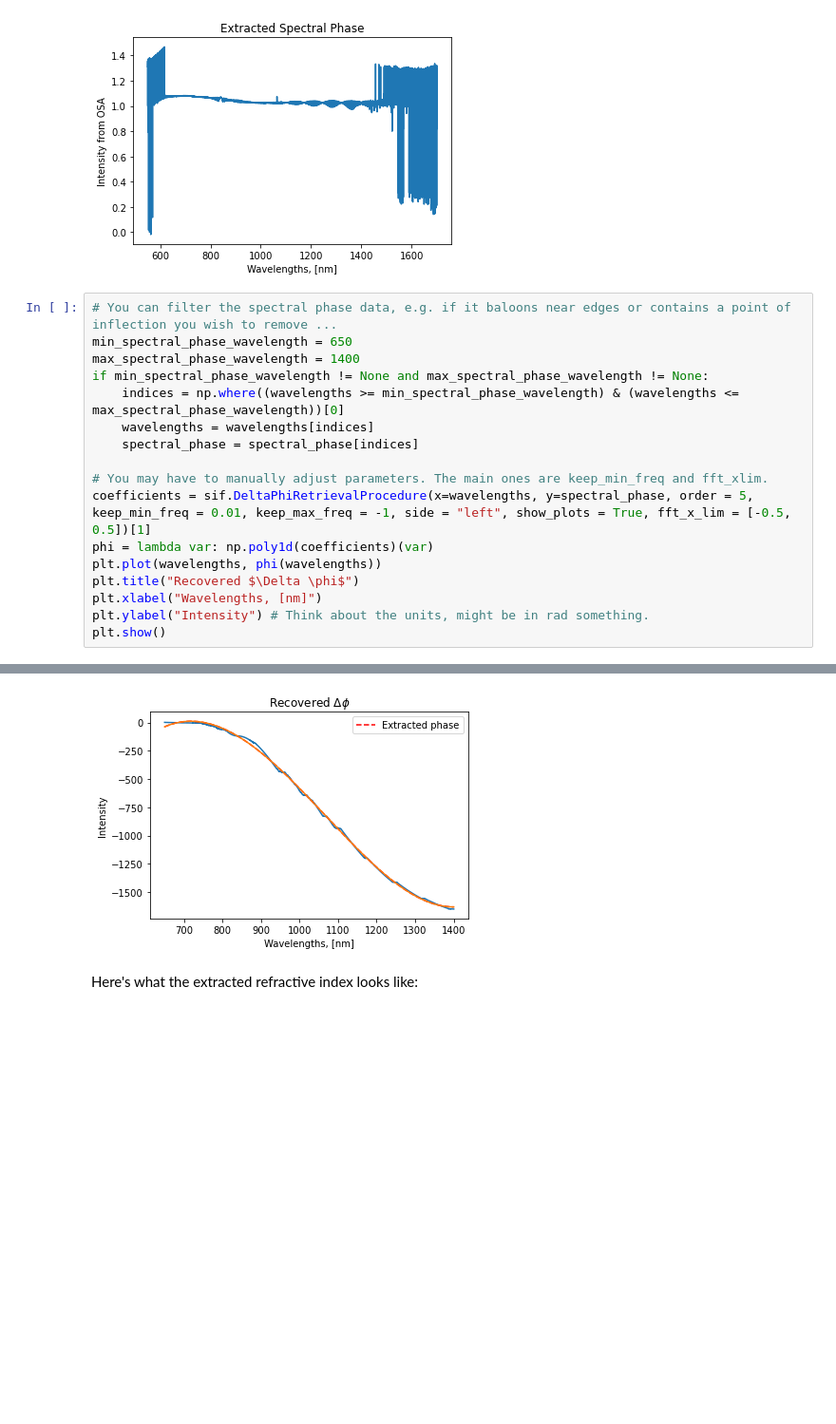
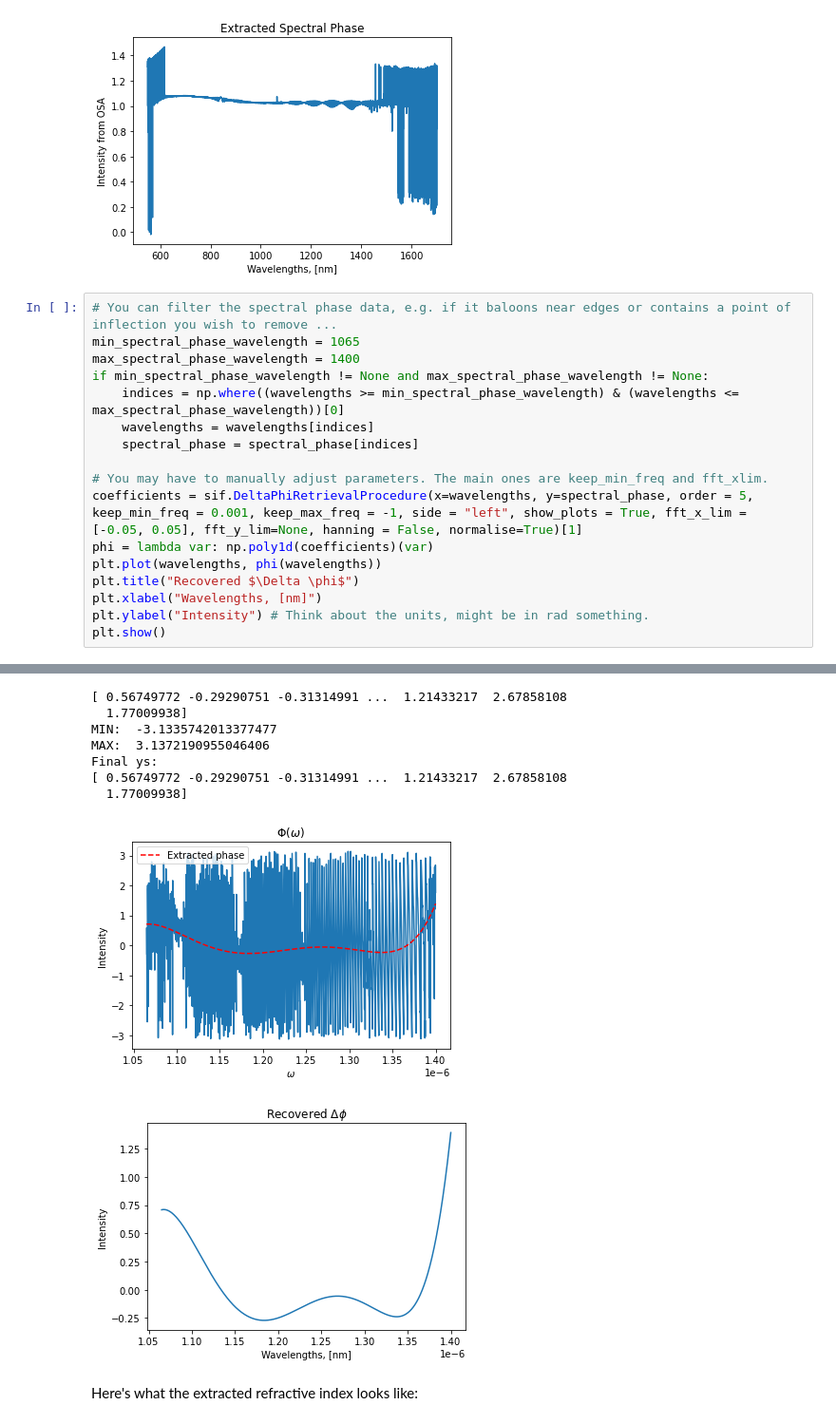
Before and after one commit to jmorse2020/Physics-FYP, a Jupyter notebook: Delta-phi-retrieval-on-data.ipynb, the cells around one changed output, grey strips where cells are left out. Shown at 95% size. Cells and saved outputs as stored; diff of their text form; blank space fills up the shorter version.

```diff
--- a/Delta-phi-retrieval-on-data.ipynb
+++ b/Delta-phi-retrieval-on-data.ipynb
@@ -72,7 +72,7 @@ plt.show()
 [figure]
 # %%
 # You can filter the spectral phase data, e.g. if it baloons near edges or contains a point of inflection you wish to remove ...
-min_spectral_phase_wavelength = 650
+min_spectral_phase_wavelength = 1065
 max_spectral_phase_wavelength = 1400
 if min_spectral_phase_wavelength != None and max_spectral_phase_wavelength != None:
     indices = np.where((wavelengths >= min_spectral_phase_wavelength) & (wavelengths <= max_spectral_phase_wavelength))[0]
@@ -80,7 +80,7 @@ if min_spectral_phase_wavelength != None and max_spectral_phase_wavelength != No
     spectral_phase = spectral_phase[indices]
 
 # You may have to manually adjust parameters. The main ones are keep_min_freq and fft_xlim.
-coefficients = sif.DeltaPhiRetrievalProcedure(x=wavelengths, y=spectral_phase, order = 5, keep_min_freq = 0.01, keep_max_freq = -1, side = "left", show_plots = True, fft_x_lim = [-0.5, 0.5])[1]
+coefficients = sif.DeltaPhiRetrievalProcedure(x=wavelengths, y=spectral_phase, order = 5, keep_min_freq = 0.001, keep_max_freq = -1, side = "left", show_plots = True, fft_x_lim = [-0.05, 0.05], fft_y_lim=None, hanning = False, normalise=True)[1]
 phi = lambda var: np.poly1d(coefficients)(var)
 plt.plot(wavelengths, phi(wavelengths))
 plt.title("Recovered $\Delta \phi$")
@@ -93,4 +93,12 @@ plt.show()
+[ 0.56749772 -0.29290751 -0.31314991 ...  1.21433217  2.67858108
+  1.77009938]
+MIN:  -3.1335742013377477
+MAX:  3.1372190955046406
+Final ys:
+[ 0.56749772 -0.29290751 -0.31314991 ...  1.21433217  2.67858108
+  1.77009938]
-[figure, old version]
+[figure, new version]
+[figure, added]
 # %% [markdown]
 Here's what the extracted refractive index looks like:
 # %%
```
Also changed, not shown: parts of 2 cells of this notebook, 8 other files.
